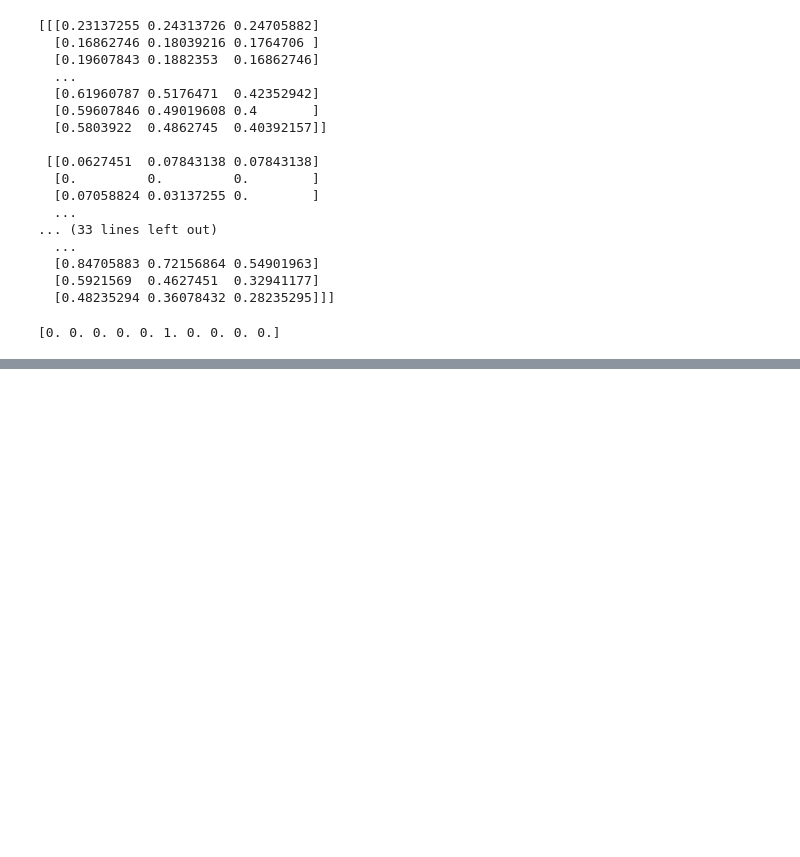
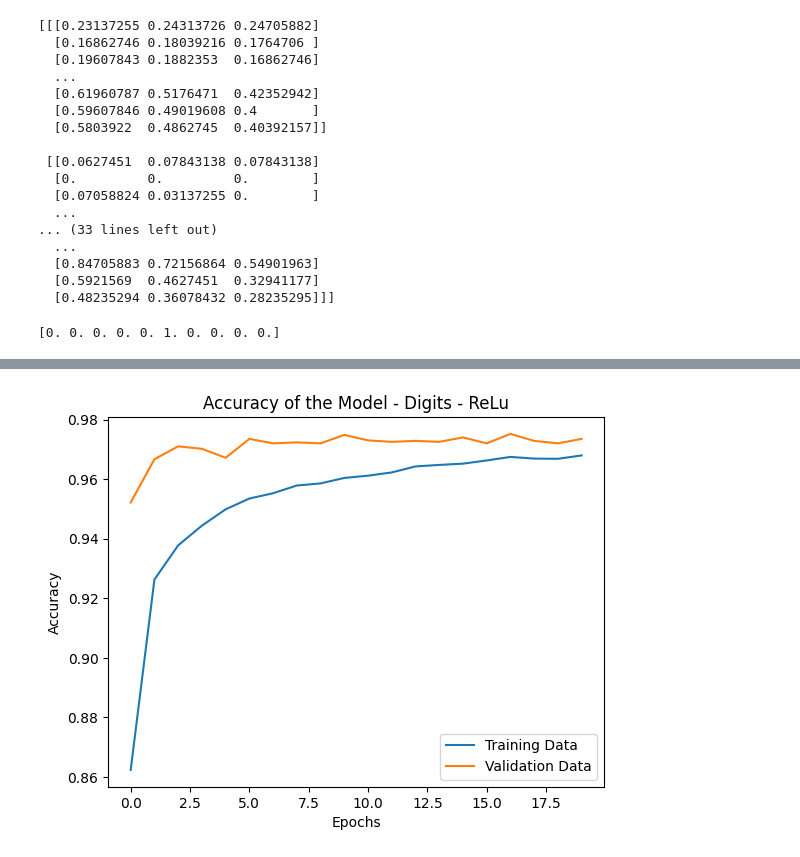
Before and after one commit to Xage0424/Comparative-Analysis-of-Activation-Functions-in-Shallow-Neural-Networks-for-Multi-Class-Image, a Jupyter notebook: Performance_Analysis_of_Different_Activation_Functions_on_Shallow_Neural_Network_for_Multi_Class_Image_Classification_Using_Two_Image_Datasets.ipynb, the cells around one changed output, grey strips where cells are left out. Saved outputs shown, nothing was run; the diff lists cells and outputs as text; code cells hidden in the pictures; blank space fills up the shorter version.

```diff
--- a/Performance_Analysis_of_Different_Activation_Functions_on_Shallow_Neural_Network_for_Multi_Class_Image_Classification_Using_Two_Image_Datasets.ipynb
+++ b/Performance_Analysis_of_Different_Activation_Functions_on_Shallow_Neural_Network_for_Multi_Class_Image_Classification_Using_Two_Image_Datasets.ipynb
@@ -133,0 +156,17 @@ print()
+# %%
+# Defining the no. of layers, neurons and activation function of each layer
+model = tf.keras.Sequential([
+                              tf.keras.layers.Flatten(input_shape=(28,28)),
+                              tf.keras.layers.Dense(32, activation='relu'),
+                              tf.keras.layers.Dropout(0.1),
+                              tf.keras.layers.Dense(64, activation='relu'),
+                              tf.keras.layers.Dropout(0.1),
+                              tf.keras.layers.Dense(10, activation='softmax')
+])
+# %%
+# Compiling the Model - Optimizer, Loss and Evaluation Metric
+model.compile(
+                optimizer='adam',
+                loss='categorical_crossentropy',
+                metrics=['accuracy']
+)
@@ -133,0 +175,3 @@ print()
+# %%
+# Training the Model - Digits
+history = model.fit(x_train_digits, y_train_digits, validation_split=0.1, epochs=20)
@@ -133,0 +196,13 @@ print()
+# %%
+# Visualizing the Accuracies of the Model
+relu_accuracy = plt.figure()
+plt.plot(history.history['accuracy'], label='Training Data')
+plt.plot(history.history['val_accuracy'], label='Validation Data')
+plt.title('Accuracy of the Model - Digits - ReLu')
+plt.xlabel('Epochs')
+plt.ylabel('Accuracy')
+plt.legend()
+plt.show()
+relu_accuracy.savefig('/content/ReLu Files/ReLu Accuracy Plot - Digits.png')
+# %% [output]
+[figure, added]
```
Also changed, not shown: parts of 27 cells of this notebook.
